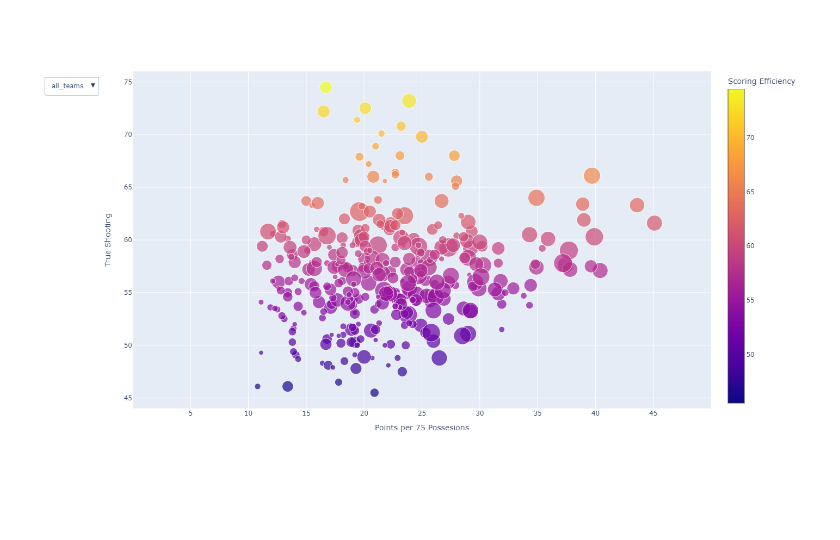
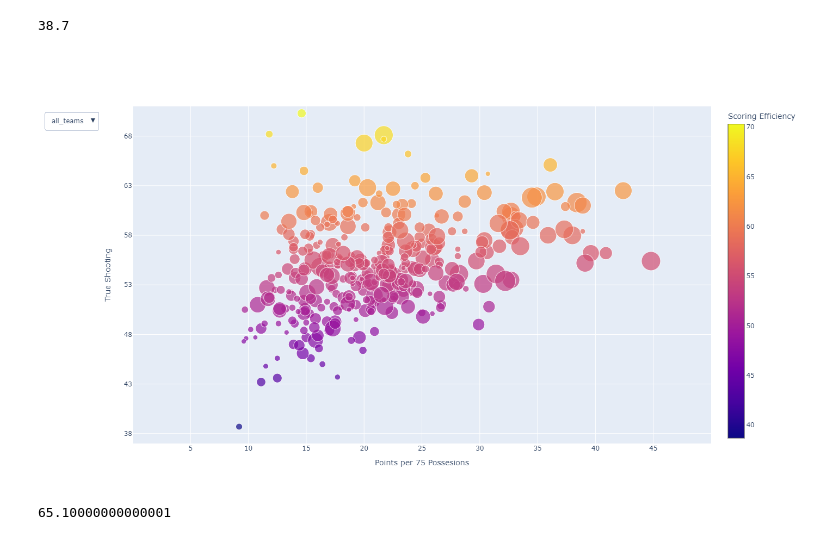
Before and after one commit to gabriel1200/public_data, a Jupyter notebook: true_shooting.ipynb, the cells around one changed output. Cells and saved outputs as stored; diff of their text form; code cells hidden in the pictures; blank space fills up the shorter version.

Commit message:
solved tables

```diff
--- a/true_shooting.ipynb
+++ b/true_shooting.ipynb
@@ -55,3 +48,11 @@ df = pd.read_html(link_1)[0]
 df_2 = pd.read_html(link_2)[0]
 
 #df_2 = df_2.dropna()
+# %%
+tables = []
+for i in range(2010,2023):
+    link_1 ='https://www.basketball-reference.com/leagues/NBA_'+str(i)+'_per_poss.html#per_poss_stats'
+    link_2 = 'https://www.basketball-reference.com/leagues/NBA_'+str(i)+'_advanced.html#advanced_stat'
+
+    df = get_table(link_1,link_2)
+    tables.append(df)
@@ -58,5 +75,5 @@ df_2 = pd.read_html(link_2)[0]
 # %%
-df = get_table(link_1,link_2)
+df = tables[7]
 df
 # %% [output]
 |  | Player | TS% | PTS | MP | Tm |
@@ -75,9 +91,0 @@ df
-# %%
-df = df[['Player','PTS','MP','Tm']]
-df_2 = df_2[['Player','TS%','Tm']]
-
-df = df.drop_duplicates()
-df_2 = df_2.drop_duplicates()
-
-df_3 = df_2.merge(df, on = ['Player','Tm'],how = 'left')
-df_3
@@ -117,3 +92,3 @@ my_dict = {"__ow_headers":{"accept":"application/json","accept-encoding":"gzip,
 # %%
-df = get_table()
+
 teams = list(df['Tm'].unique())
@@ -171,6 +143,12 @@ for team in teams:
 df['PTS'].max()
 
 df['TS%'] *= 100
+# %%
+zmax = df['TS%'].max()
+zmin = df['TS%'].min()
+zmin
+# %% [output]
+38.7
 # %%
 zmax = df['TS%'].max()
 zmin = df['TS%'].min()
@@ -231,44 +209,46 @@ for team in teams:
             cmax=zmax,
             size=df_team['MP'] / 80,
             colorbar=dict(
-            title="Scoring Efficiency",
-            tickformatstops = [{'dtickrange': [40,80]
-                              }]
+            title="Scoring Efficiency"
 
 
         ),
         autocolorscale = True,
         color=  df_team['TS%'],
 
     ),
 
 
     mode="markers"
         )
 
     )
 fig.update_layout(
     autosize=False,
     width=1000,
     height=800,
 showlegend= False)
 fig.update_layout(
 updatemenus=[go.layout.Updatemenu(
         active=0,
         buttons= my_list,
         direction="down",
             pad={"r": 10, "t": 10},
             showactive=True,
 
 
 )],
 )
-fig.update_layout(yaxis_range=[44,76], xaxis_range = [0,50])
-fig.update_yaxes(tickvals=[i for i in range(45,80,5)], title_text = "True Shooting",)
+fig.update_layout(yaxis_range=[int(zmin -1),int(zmax +1)], xaxis_range = [0,50])
+fig.update_yaxes(tickvals=[i for i in range(int(zmin),int(zmax),5)], title_text = "True Shooting",)
 fig.update_xaxes(tickvals = [i for i in range (5,50,5)], title_text = 'Points per 75 Possesions')
 
 fig.show()
 # %% [output]
-[figure, old version]
+[figure, new version]
+# %%
+zmax
+# %% [output]
+65.10000000000001
 # %%
 fig.write_html("index.html")
```
Also changed, not shown: parts of 12 cells of this notebook.
